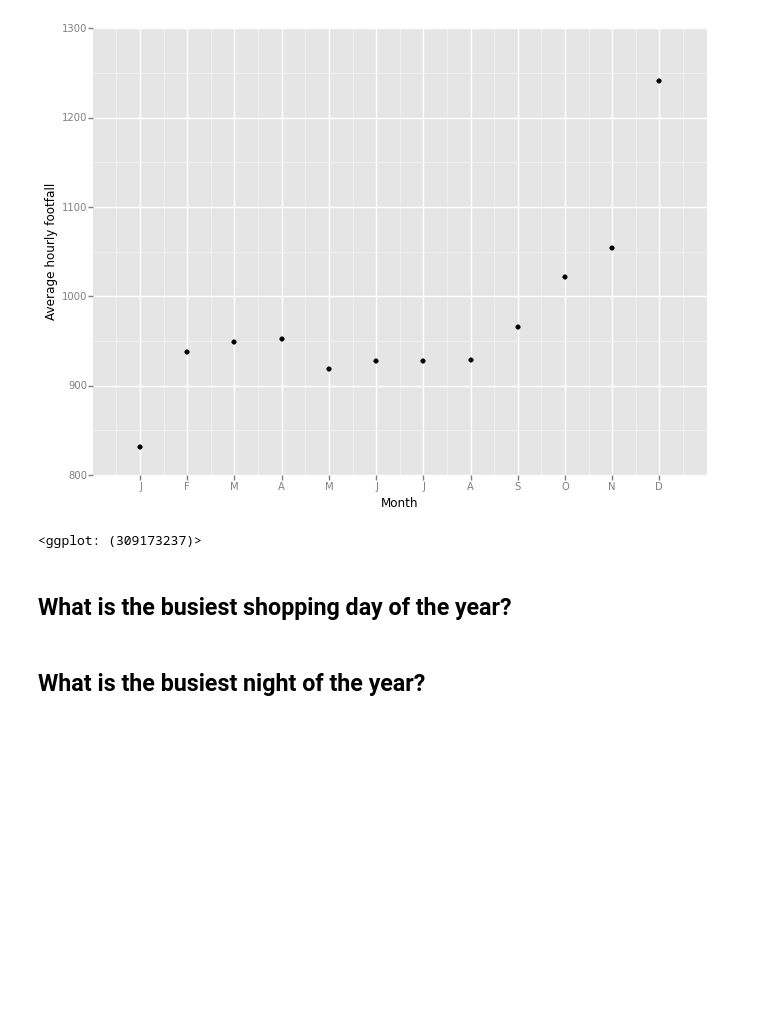
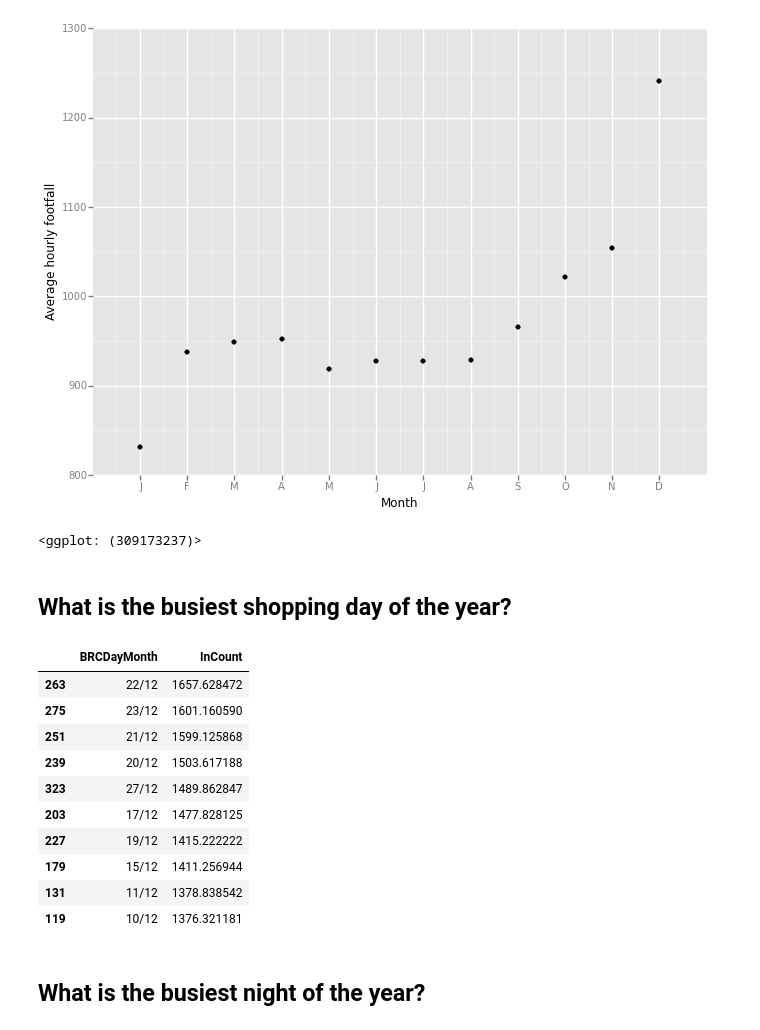
Before and after one commit to sandyjmacdonald/Leeds_footfall, a Jupyter notebook: Leeds footfall data.ipynb, the cells around one changed output. Cells and saved outputs as stored; diff of their text form; code cells hidden in the pictures; blank space fills up the shorter version.

```diff
--- a/Leeds footfall data.ipynb
+++ b/Leeds footfall data.ipynb
@@ -89,5 +89,19 @@ ggplot(aes(x='MonthRank', y='InCount'), data=by_month) + geom_point() + xlab('Mo
 <ggplot: (309173237)>
 # %% [markdown]
 ## What is the busiest shopping day of the year?
+# %%
+all_data.groupby('BRCDayMonth')['InCount'].mean().reset_index().sort('InCount', ascending=False).head(10)
+# %% [output]
+|  | BRCDayMonth | InCount |
+| 263 | 22/12 | 1657.628472 |
+| 275 | 23/12 | 1601.160590 |
+| 251 | 21/12 | 1599.125868 |
+| 239 | 20/12 | 1503.617188 |
+| 323 | 27/12 | 1489.862847 |
+| 203 | 17/12 | 1477.828125 |
+| 227 | 19/12 | 1415.222222 |
+| 179 | 15/12 | 1411.256944 |
+| 131 | 11/12 | 1378.838542 |
+| 119 | 10/12 | 1376.321181 |
 # %% [markdown]
 ## What is the busiest night of the year?
```
Also changed, not shown: parts of 1 cell of this notebook.
